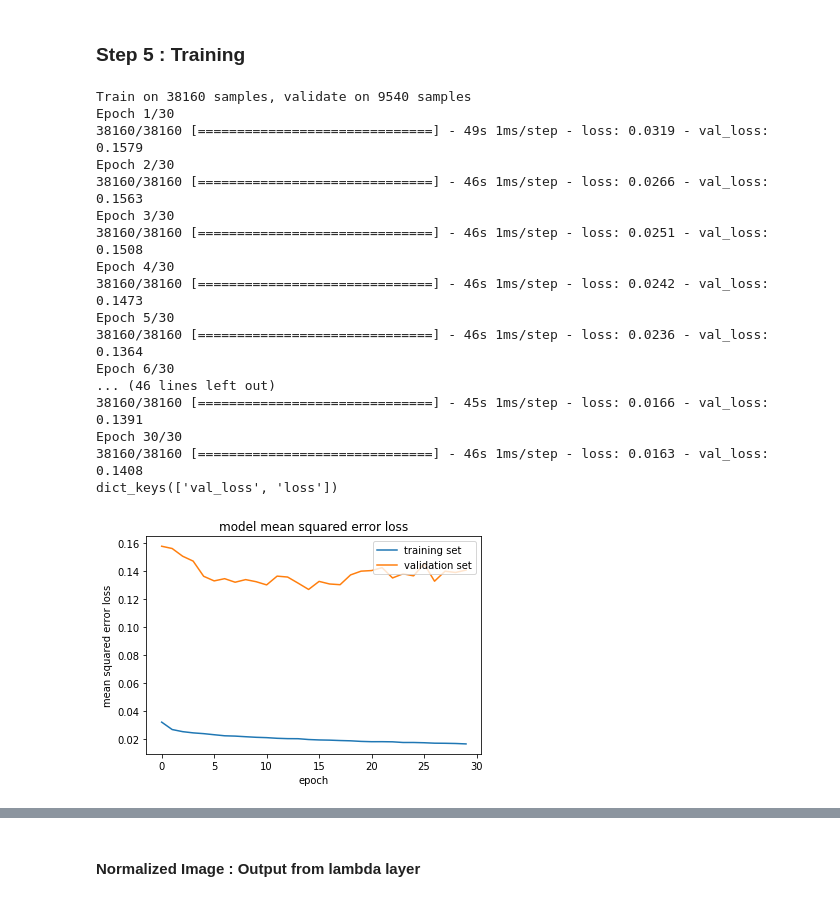
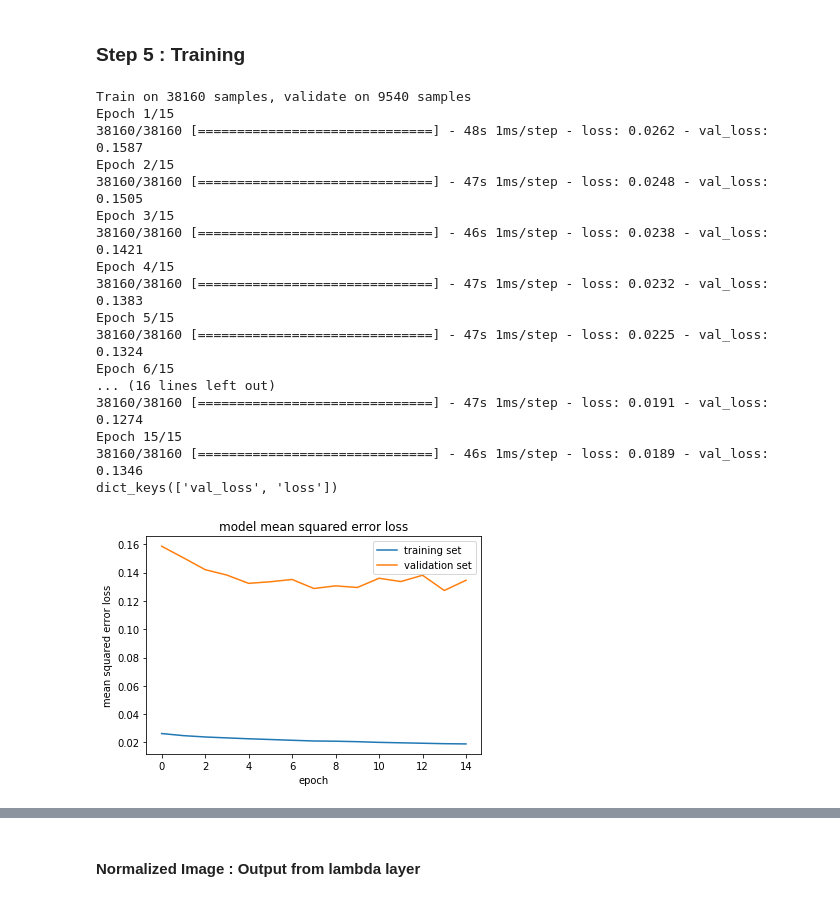
Before and after one commit to farid809/CarND-Behavioral-Cloning-P3, a Jupyter notebook: Explore.ipynb, the cells around one changed output, grey strips where cells are left out. Saved outputs shown, nothing was run; the diff lists cells and outputs as text; code cells hidden in the pictures.

```diff
--- a/Explore.ipynb
+++ b/Explore.ipynb
@@ -481,47 +481,47 @@ display(Image.open(model_path))
 ### Step 5 :  Training
 # %%
 BATCH_SIZE = 128
-EPOCHS = 30
+EPOCHS = 15
 LEARNING_RATE = 0.0001
 
 
 model.compile(optimizer=Adam(lr=LEARNING_RATE), loss='mse')
 history_object=model.fit(X_train_aug, y_train_aug, batch_size=128, epochs=EPOCHS, validation_split=0.20, shuffle=True, verbose=1)
 
 
 ### print the keys contained in the history object
 print(history_object.history.keys())
 
 ### plot the training and validation loss for each epoch
 plt.plot(history_object.history['loss'])
 plt.plot(history_object.history['val_loss'])
 plt.title('model mean squared error loss')
 plt.ylabel('mean squared error loss')
 plt.xlabel('epoch')
 plt.legend(['training set', 'validation set'], loc='upper right')
 plt.show()
 
 
 model.save(current_model)
 # %% [output]
 Train on 38160 samples, validate on 9540 samples
-Epoch 1/30
-38160/38160 [==============================] - 49s 1ms/step - loss: 0.0319 - val_loss: 0.1579
-Epoch 2/30
-38160/38160 [==============================] - 46s 1ms/step - loss: 0.0266 - val_loss: 0.1563
-Epoch 3/30
-38160/38160 [==============================] - 46s 1ms/step - loss: 0.0251 - val_loss: 0.1508
-Epoch 4/30
-38160/38160 [==============================] - 46s 1ms/step - loss: 0.0242 - val_loss: 0.1473
-Epoch 5/30
-38160/38160 [==============================] - 46s 1ms/step - loss: 0.0236 - val_loss: 0.1364
-Epoch 6/30
-... (46 lines left out)
-38160/38160 [==============================] - 45s 1ms/step - loss: 0.0166 - val_loss: 0.1391
-Epoch 30/30
-38160/38160 [==============================] - 46s 1ms/step - loss: 0.0163 - val_loss: 0.1408
+Epoch 1/15
+38160/38160 [==============================] - 48s 1ms/step - loss: 0.0262 - val_loss: 0.1587
+Epoch 2/15
+38160/38160 [==============================] - 47s 1ms/step - loss: 0.0248 - val_loss: 0.1505
+Epoch 3/15
+38160/38160 [==============================] - 46s 1ms/step - loss: 0.0238 - val_loss: 0.1421
+Epoch 4/15
+38160/38160 [==============================] - 47s 1ms/step - loss: 0.0232 - val_loss: 0.1383
+Epoch 5/15
+38160/38160 [==============================] - 47s 1ms/step - loss: 0.0225 - val_loss: 0.1324
+Epoch 6/15
+... (16 lines left out)
+38160/38160 [==============================] - 47s 1ms/step - loss: 0.0191 - val_loss: 0.1274
+Epoch 15/15
+38160/38160 [==============================] - 46s 1ms/step - loss: 0.0189 - val_loss: 0.1346
 dict_keys(['val_loss', 'loss'])
-[figure, old version]
+[figure, new version]
 # %%
 from keras import backend as K
 
```
Also changed, not shown: parts of 3 cells of this notebook, 4 other files.
